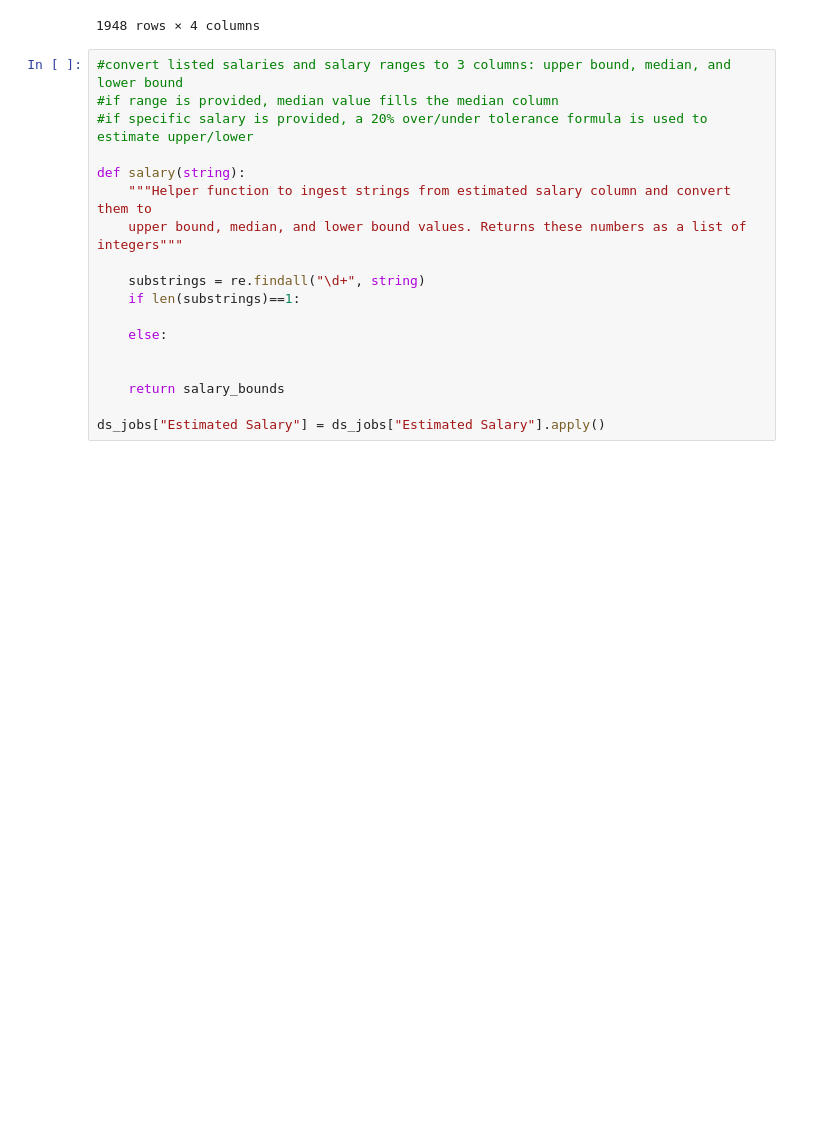
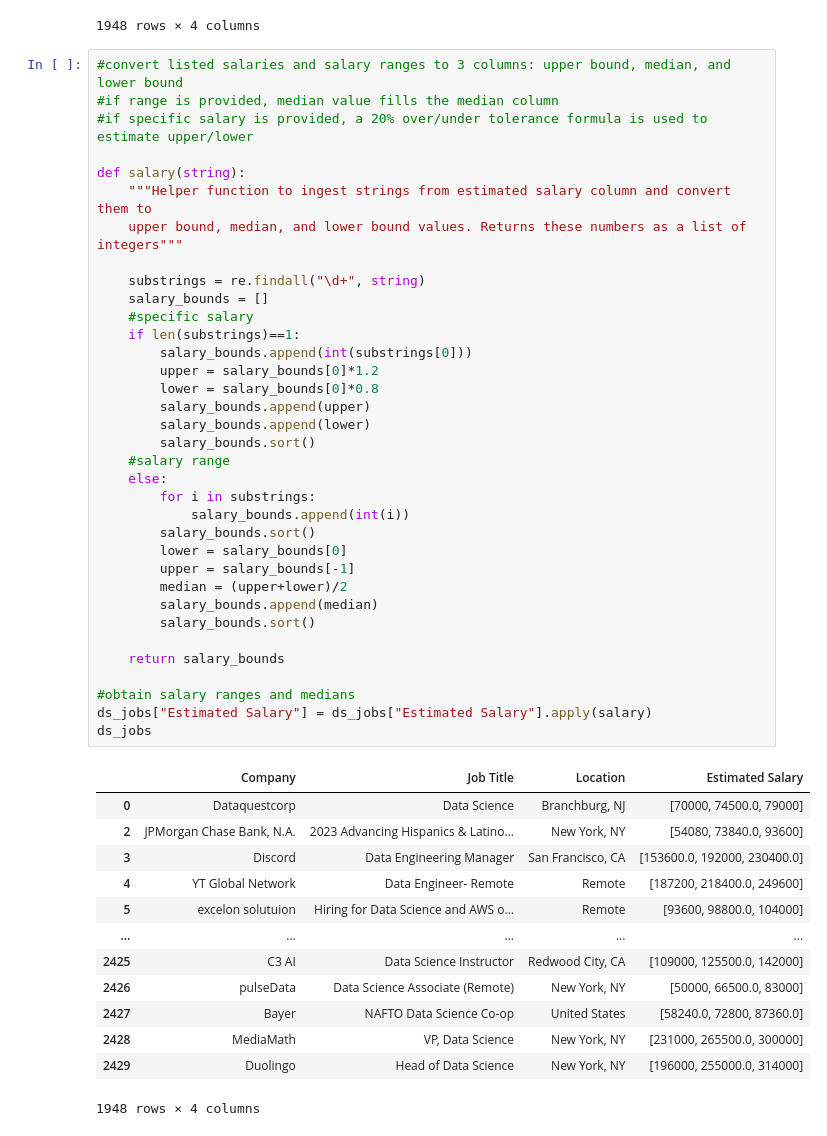
Before and after one commit to ek775/Key-Term-Salary-Associations-in-Data-Science-Job-Titles, a Jupyter notebook: ds_jobs.ipynb, the cells around one changed output. Cells and saved outputs as stored; diff of their text form; blank space fills up the shorter version.

```diff
--- a/ds_jobs.ipynb
+++ b/ds_jobs.ipynb
@@ -152,18 +156,49 @@ ds_jobs
 # %%
 #convert listed salaries and salary ranges to 3 columns: upper bound, median, and lower bound
 #if range is provided, median value fills the median column
 #if specific salary is provided, a 20% over/under tolerance formula is used to estimate upper/lower
 
 def salary(string):
     """Helper function to ingest strings from estimated salary column and convert them to
     upper bound, median, and lower bound values. Returns these numbers as a list of integers"""
 
     substrings = re.findall("\d+", string)
+    salary_bounds = []
+    #specific salary
     if len(substrings)==1:
-
+        salary_bounds.append(int(substrings[0]))
+        upper = salary_bounds[0]*1.2
+        lower = salary_bounds[0]*0.8
+        salary_bounds.append(upper)
+        salary_bounds.append(lower)
+        salary_bounds.sort()
+    #salary range
     else:
-
+        for i in substrings:
+            salary_bounds.append(int(i))
+        salary_bounds.sort()
+        lower = salary_bounds[0]
+        upper = salary_bounds[-1]
+        median = (upper+lower)/2
+        salary_bounds.append(median)
+        salary_bounds.sort()
 
     return salary_bounds
 
-ds_jobs["Estimated Salary"] = ds_jobs["Estimated Salary"].apply()
+#obtain salary ranges and medians
+ds_jobs["Estimated Salary"] = ds_jobs["Estimated Salary"].apply(salary)
+ds_jobs
+# %% [output]
+|  | Company | Job Title | Location | Estimated Salary |
+| 0 | Dataquestcorp | Data Science | Branchburg, NJ | [70000, 74500.0, 79000] |
+| 2 | JPMorgan Chase Bank, N.A. | 2023 Advancing Hispanics & Latino... | New York, NY | [54080, 73840.0, 93600] |
+| 3 | Discord | Data Engineering Manager | San Francisco, CA | [153600.0, 192000, 230400.0] |
+| 4 | YT Global Network | Data Engineer- Remote | Remote | [187200, 218400.0, 249600] |
+| 5 | excelon solutuion | Hiring for Data Science and AWS o... | Remote | [93600, 98800.0, 104000] |
+| ... | ... | ... | ... | ... |
+| 2425 | C3 AI | Data Science Instructor | Redwood City, CA | [109000, 125500.0, 142000] |
+| 2426 | pulseData | Data Science Associate (Remote) | New York, NY | [50000, 66500.0, 83000] |
+| 2427 | Bayer | NAFTO Data Science Co-op | United States | [58240.0, 72800, 87360.0] |
+| 2428 | MediaMath | VP, Data Science | New York, NY | [231000, 265500.0, 300000] |
+| 2429 | Duolingo | Head of Data Science | New York, NY | [196000, 255000.0, 314000] |
+1948 rows × 4 columns
```
Also changed, not shown: parts of 4 cells of this notebook.
